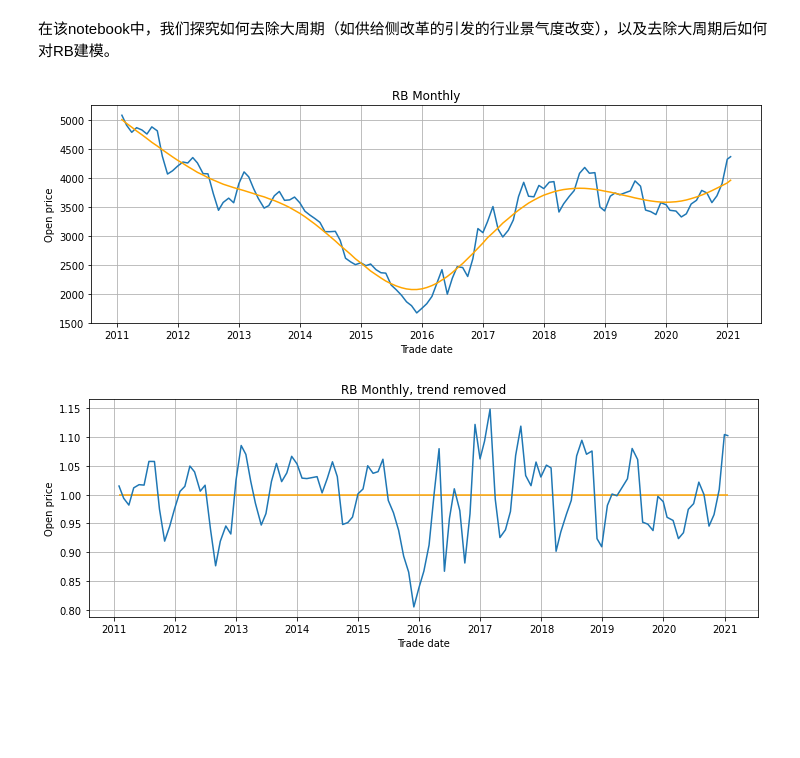
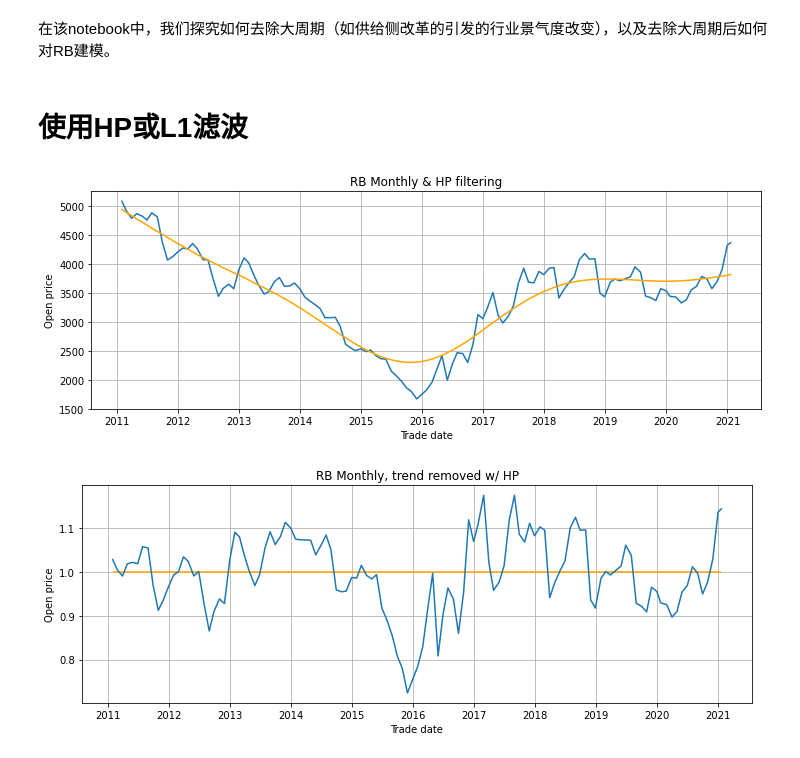
Before and after one commit to markzhao98/CMS-research, a Jupyter notebook: 大周期.ipynb, the cells around one changed output. Saved outputs shown, nothing was run; the diff lists cells and outputs as text; code cells hidden in the pictures; blank space fills up the shorter version.

```diff
--- a/大周期.ipynb
+++ b/大周期.ipynb
@@ -4,28 +4,30 @@
 year_range = [2011, 2021] # 研究的年份区间
 
 %run 库.ipynb  # 包含一切的包
+# %% [markdown]
+# 使用HP或L1滤波
 # %%
 plt.figure(figsize=(12, 4))
-plt.plot(RB.monthly.trade_date, RB.monthly.Open_filter)
-plt.plot(RB.monthly.trade_date, HP(RB.monthly.Open_filter, lamb = 1000),
+plt.plot(RB.monthly.trade_date, RB.monthly.Open_filter.values)
+plt.plot(RB.monthly.trade_date, HP(RB.monthly.Open_filter.values, lamb = 5000),
          color = 'orange')
-plt.title(RB.code + ' Monthly')
+plt.title(RB.code + ' Monthly & HP filtering')
 plt.xlabel('Trade date')
 plt.ylabel('Open price')
 plt.grid()
 plt.show()
 
 plt.figure(figsize=(12, 4))
-plt.plot(RB.monthly.trade_date, RB.monthly.Open_filter/HP(RB.monthly.Open_filter, lamb = 1000))
+plt.plot(RB.monthly.trade_date, RB.monthly.Open_filter.values/HP(RB.monthly.Open_filter.values, lamb = 5000))
 plt.hlines(y = 1,
            xmin = RB.monthly.trade_date.values[0],
            xmax = RB.monthly.trade_date.values[-1],
            colors = 'orange')
-plt.title(RB.code + ' Monthly, trend removed')
+plt.title(RB.code + ' Monthly, trend removed w/ HP')
 plt.xlabel('Trade date')
 plt.ylabel('Open price')
 plt.grid()
 plt.show()
 # %% [output]
-[figure, old version]
+[figure, new version]
-[figure, old version]
+[figure, new version]
```
Also changed, not shown: parts of 7 cells of this notebook.
